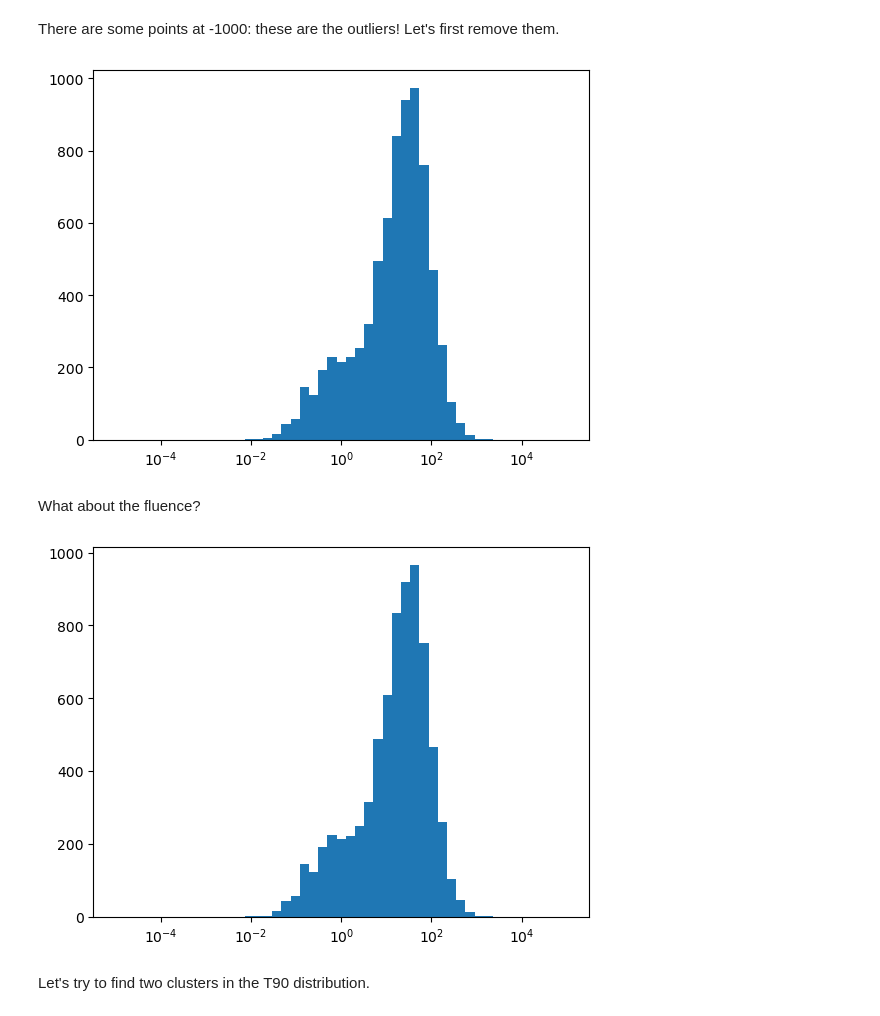
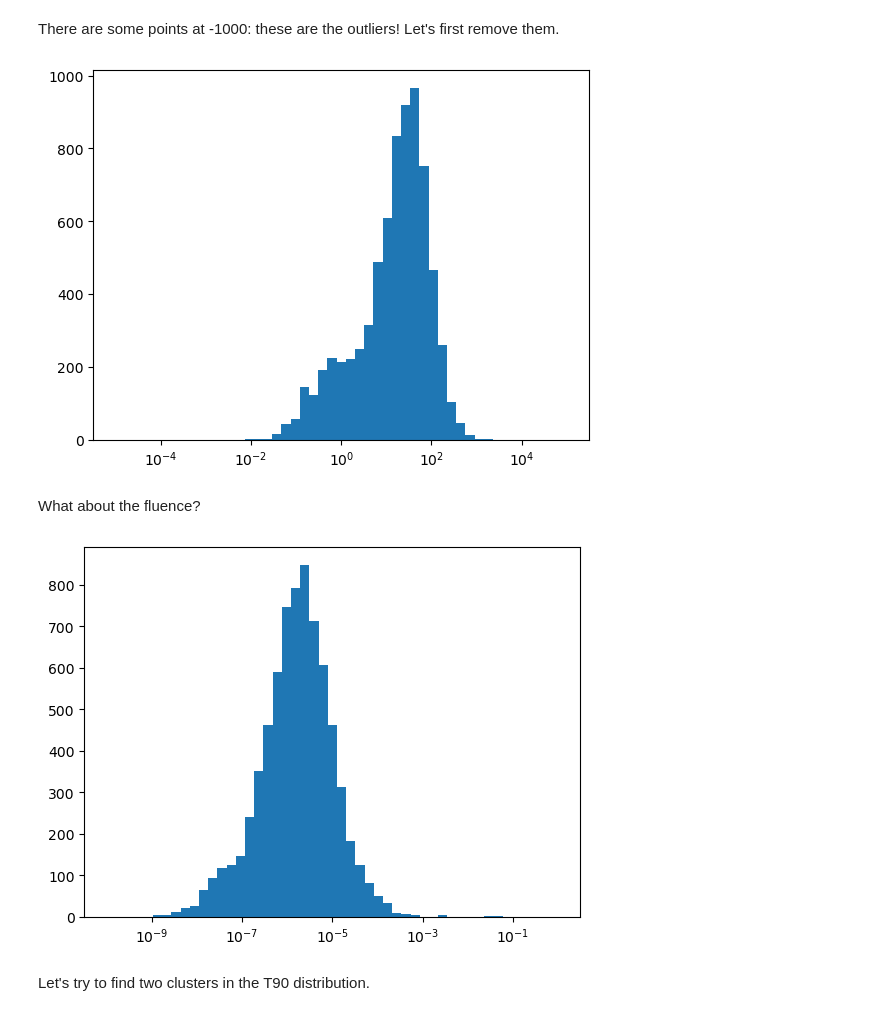
Before and after one commit to lisam10/astrostatistics_bicocca_2024, a Jupyter notebook: working/W14.ipynb, the cells around one changed output. Saved outputs shown, nothing was run; the diff lists cells and outputs as text; code cells hidden in the pictures.

```diff
--- a/working/W14.ipynb
+++ b/working/W14.ipynb
@@ -58,33 +58,27 @@ plt.show()
 # %% [markdown]
 There are some points at -1000: these are the outliers! Let's first remove them.
 # %%
-T90_index = []
+index = []
 
 for i in range(len(T90)):
-    if T90[i] == -999: T90_index.append(i)
+    if T90[i] == -999 or fluence[i] == -999: index.append(i)
 
-T90_best = np.delete(T90, T90_index)
+T90_best = np.delete(T90, index)
+fluence_best = np.delete(fluence, index)
 # %%
 plt.hist(T90_best, np.logspace(-5, 5))
 plt.semilogx()
 plt.show()
 # %% [output]
-[figure, old version]
+[figure, new version]
 # %% [markdown]
 What about the fluence?
-# %%
-fluence_index = []
-
-for i in range(len(fluence)):
-    if fluence[i] == -999: fluence_index.append(i)
-
-fluence_best = np.delete(T90, fluence_index)
 # %%
-plt.hist(fluence_best, np.logspace(-5, 5))
+plt.hist(fluence_best, np.logspace(-10, 0))
 plt.semilogx()
 plt.show()
 # %% [output]
-[figure, old version]
+[figure, new version]
 # %% [markdown]
 Let's try to find two clusters in the T90 distribution.
 # %%
```
Also changed, not shown: parts of 16 cells of this notebook, 2 other files.
